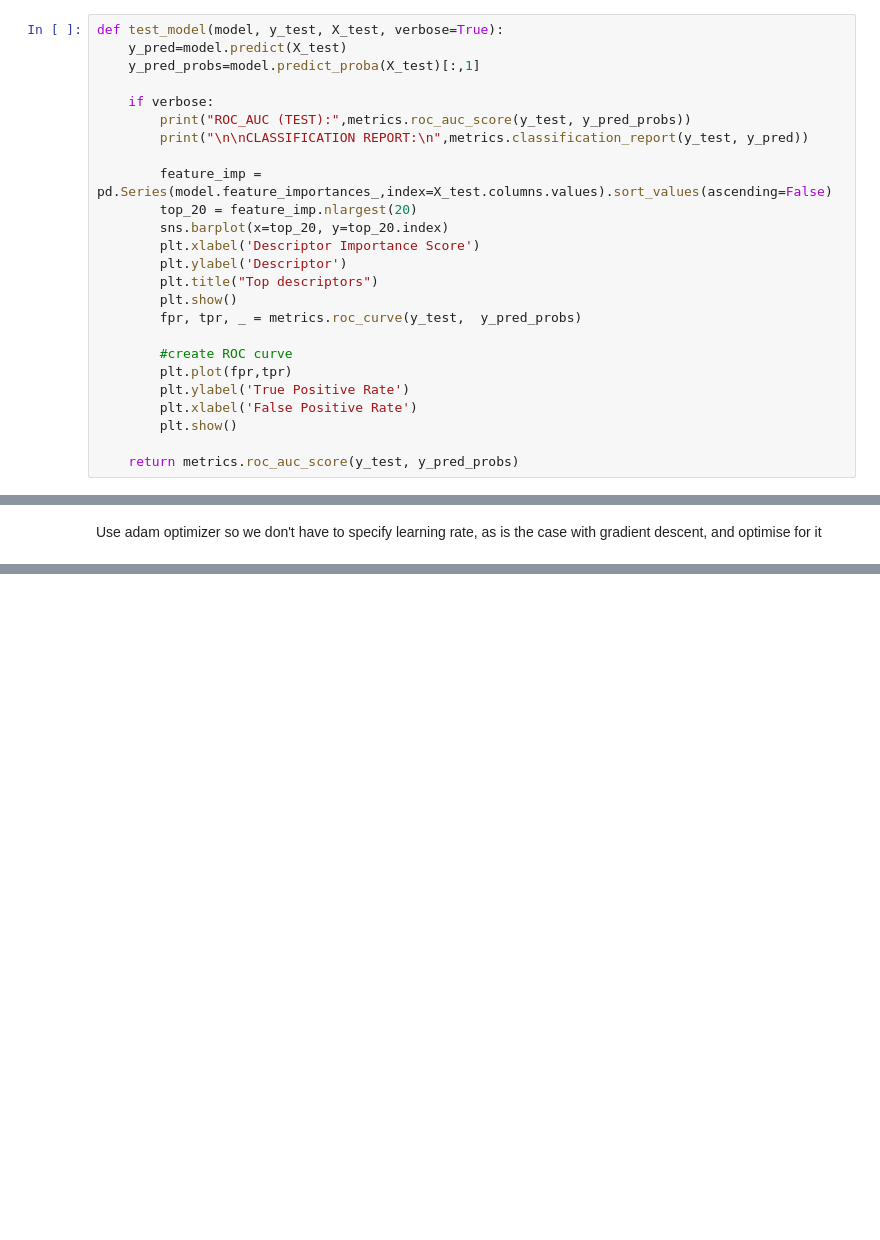
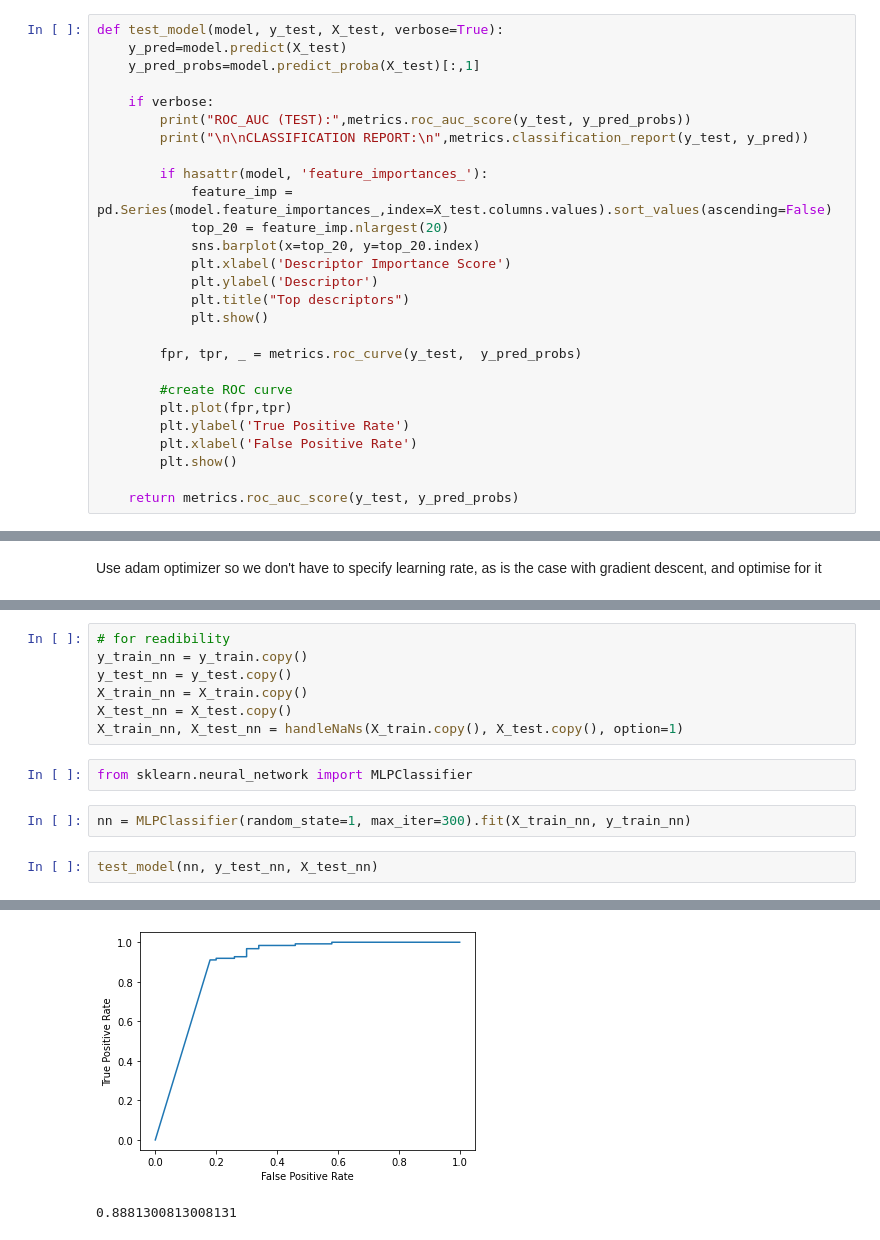
Before and after one commit to Zoya-Anwar/PythonSmellClassifiers-Mark, a Jupyter notebook: smell-classifier.py.ipynb, the cells around one changed output, grey strips where cells are left out. Drawn from its saved outputs; the diff is of its cells as text; blank space fills up the shorter version.

```diff
--- a/smell-classifier.py.ipynb
+++ b/smell-classifier.py.ipynb
@@ -193,13 +195,15 @@ def test_model(model, y_test, X_test, verbose=True):
         print("ROC_AUC (TEST):",metrics.roc_auc_score(y_test, y_pred_probs))
         print("\n\nCLASSIFICATION REPORT:\n",metrics.classification_report(y_test, y_pred))
 
-        feature_imp = pd.Series(model.feature_importances_,index=X_test.columns.values).sort_values(ascending=False)
-        top_20 = feature_imp.nlargest(20)
-        sns.barplot(x=top_20, y=top_20.index)
-        plt.xlabel('Descriptor Importance Score')
-        plt.ylabel('Descriptor')
-        plt.title("Top descriptors")
-        plt.show()
+        if hasattr(model, 'feature_importances_'):
+            feature_imp = pd.Series(model.feature_importances_,index=X_test.columns.values).sort_values(ascending=False)
+            top_20 = feature_imp.nlargest(20)
+            sns.barplot(x=top_20, y=top_20.index)
+            plt.xlabel('Descriptor Importance Score')
+            plt.ylabel('Descriptor')
+            plt.title("Top descriptors")
+            plt.show()
+
         fpr, tpr, _ = metrics.roc_curve(y_test,  y_pred_probs)
 
         #create ROC curve
@@ -1224,0 +1339,14 @@ KeyboardInterrupt:
+# %%
+# for readibility
+y_train_nn = y_train.copy()
+y_test_nn = y_test.copy()
+X_train_nn = X_train.copy()
+X_test_nn = X_test.copy()
+X_train_nn, X_test_nn = handleNaNs(X_train.copy(), X_test.copy(), option=1)
+# %%
+from sklearn.neural_network import MLPClassifier
+# %%
+nn = MLPClassifier(random_state=1, max_iter=300).fit(X_train_nn, y_train_nn)
+# %%
+test_model(nn, y_test_nn, X_test_nn)
+# %% [output]
@@ -1224,0 +1365,2 @@ KeyboardInterrupt:
+[figure, added]
+0.8881300813008131
```
Also changed, not shown: parts of 52 cells of this notebook, 1 other file.
